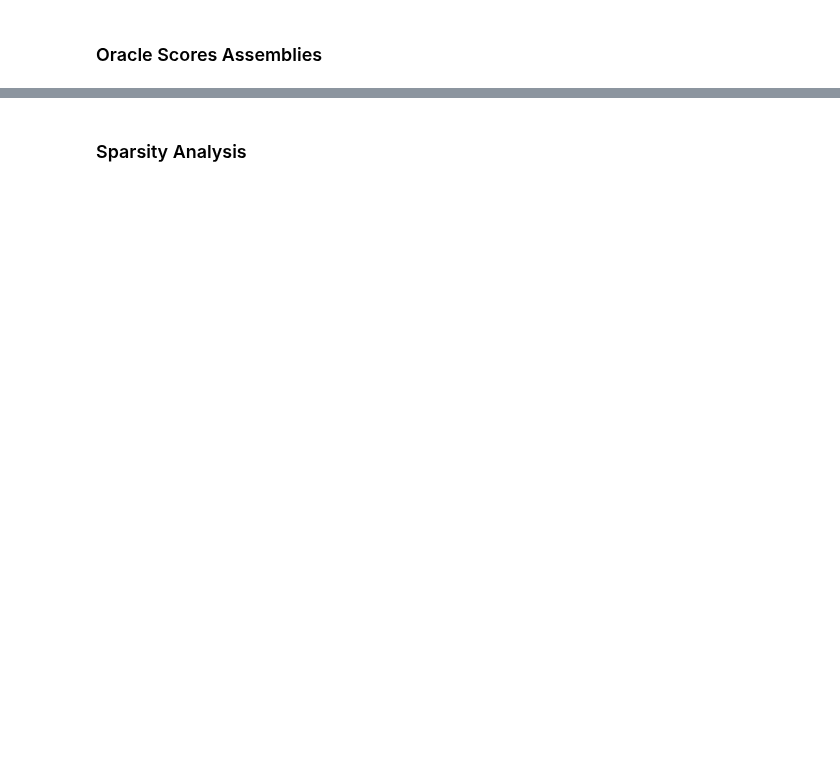
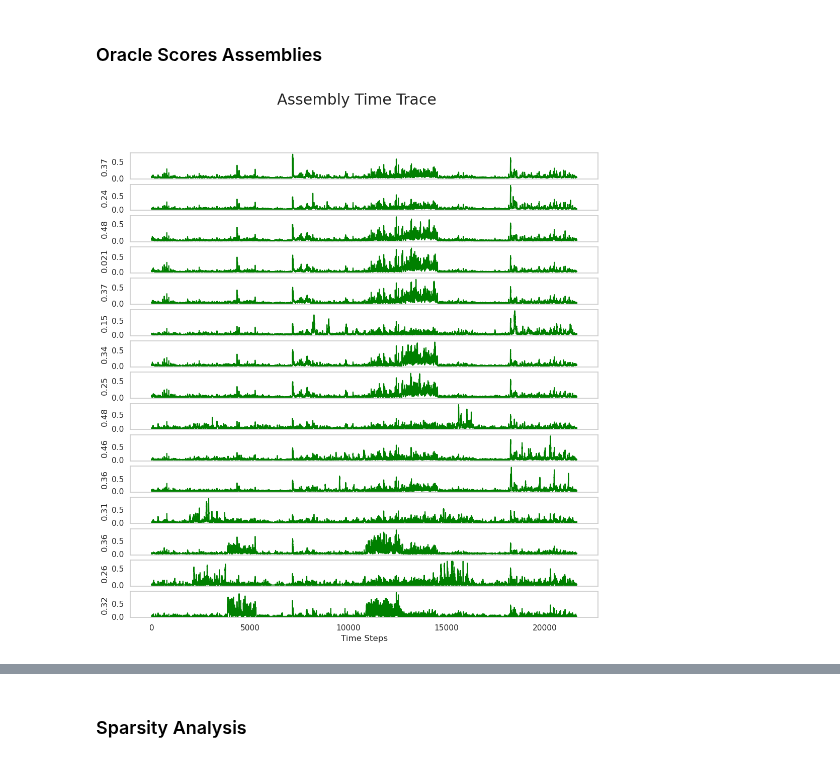
Before and after one commit to Jawagnercarena/Assembly_Organization, a Jupyter notebook: AssemblyPaperFigures/FigureCode/Figure3/Figure3.ipynb, the cells around one changed output, grey strips where cells are left out. Cells and saved outputs as stored; diff of their text form; code cells hidden in the pictures; blank space fills up the shorter version.

```diff
--- a/AssemblyPaperFigures/FigureCode/Figure3/Figure3.ipynb
+++ b/AssemblyPaperFigures/FigureCode/Figure3/Figure3.ipynb
@@ -95,33 +98,35 @@ def get_assembly_time_trace(coactivity_trace, scores_in_order, name='scored_time
     #plt.savefig(f"oracle_dists2/assemblies_esteps_150000_affinity_04_{name}.png", dpi = 1200)
 # %%
 ACTIVITY_RASTER = scipy.io.loadmat(
-    "../Data/Session13/Assembly_Files/esteps_150000_affinity_04_sessionM409828_13_ACTIVITY-RASTER.mat", struct_as_record=True, squeeze_me=True)
+    "../../../data_files/v1dd/functional/final/esteps_150000_affinity_04_sessionM409828_13_ACTIVITY-RASTER.mat", struct_as_record=True, squeeze_me=True)
 SGC_ASSEMBLIES = scipy.io.loadmat(
-    "../Data/Session13/Assembly_Files/esteps_150000_affinity_04_sessionM409828_13_SGC-ASSEMBLIES.mat", struct_as_record=True, squeeze_me=True)
+    "../../../data_files/v1dd/functional/final/esteps_150000_affinity_04_sessionM409828_13_SGC-ASSEMBLIES.mat", struct_as_record=True, squeeze_me=True)
 
 #print(ACTIVITY_RASTER.keys())
 
 activity_raster = ACTIVITY_RASTER['activity_raster']
 activity_raster_peaks = ACTIVITY_RASTER['activity_raster_peaks']
 
 coactivity_trace = activity_raster.mean(axis=1)
 
 assemblies = SGC_ASSEMBLIES['assemblies']
 
 # Ensure correct indexing (convert 1-based to 0-based)
 assemblies = [np.array(A) - 1 for A in assemblies]
 assemblies.sort(key = len)
 assemblies.reverse()
 
 # for assembly in assemblies:
 #     print(np.max(assembly))
 #     print(np.min)
 
 assembly_coactivity_trace = np.vstack(
     [activity_raster[:, A].mean(axis=1) for A in assemblies]).T
 
-scores_in_order = np.load('oracle_dists/assemblies_esteps_150000_affinity_04_session13_natural_movie_oracle_scores.npy')
+scores_in_order = np.load('../../../data_files/v1dd/functional/final/assemblies_esteps_150000_affinity_04_session13_natural_movie_oracle_scores.npy')
 get_assembly_time_trace(assembly_coactivity_trace, scores_in_order)
+# %% [output]
+[figure, added]
 # %%
 plt.figure()
 print(activity_raster.shape)
```
Also changed, not shown: parts of 50 cells of this notebook, 23 other files.
